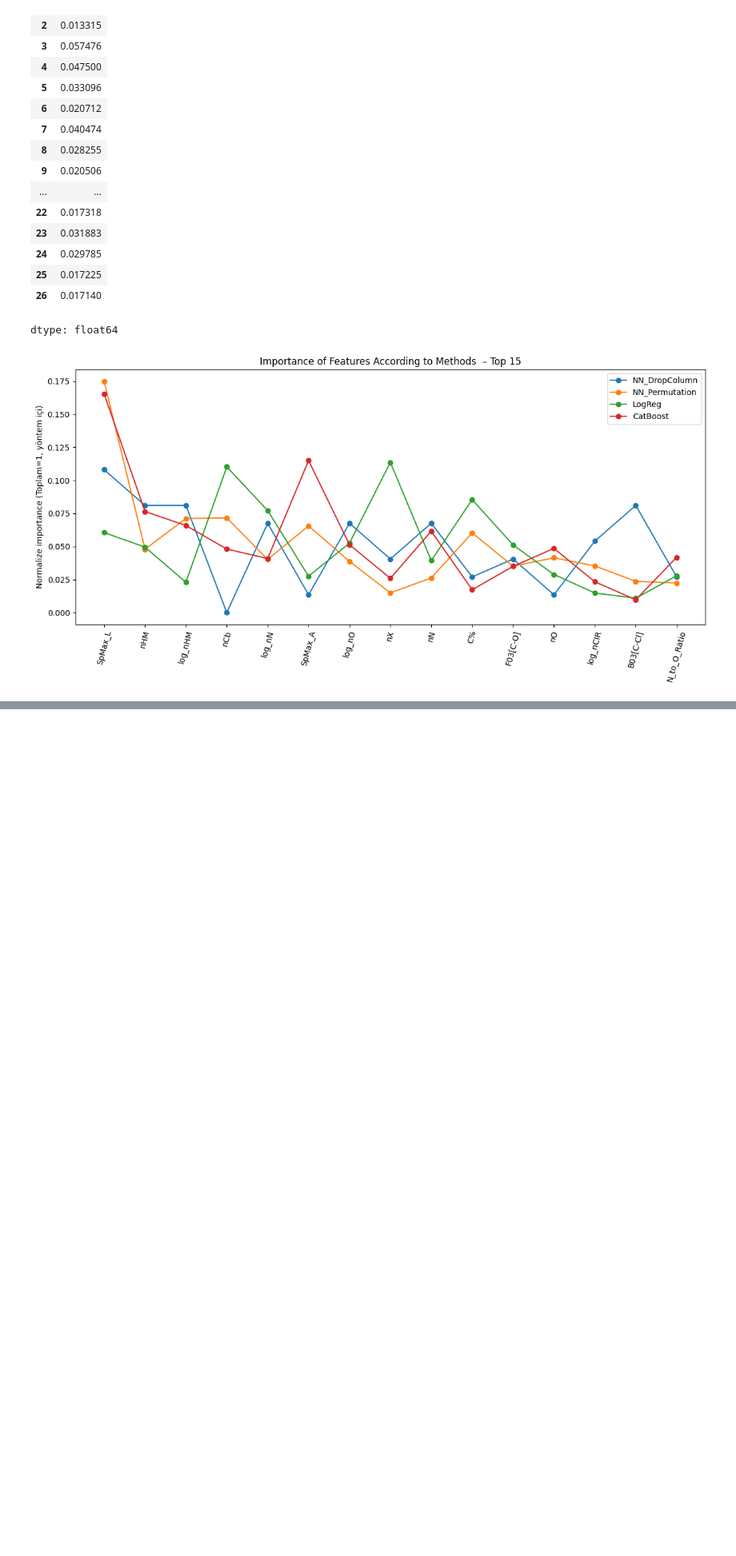
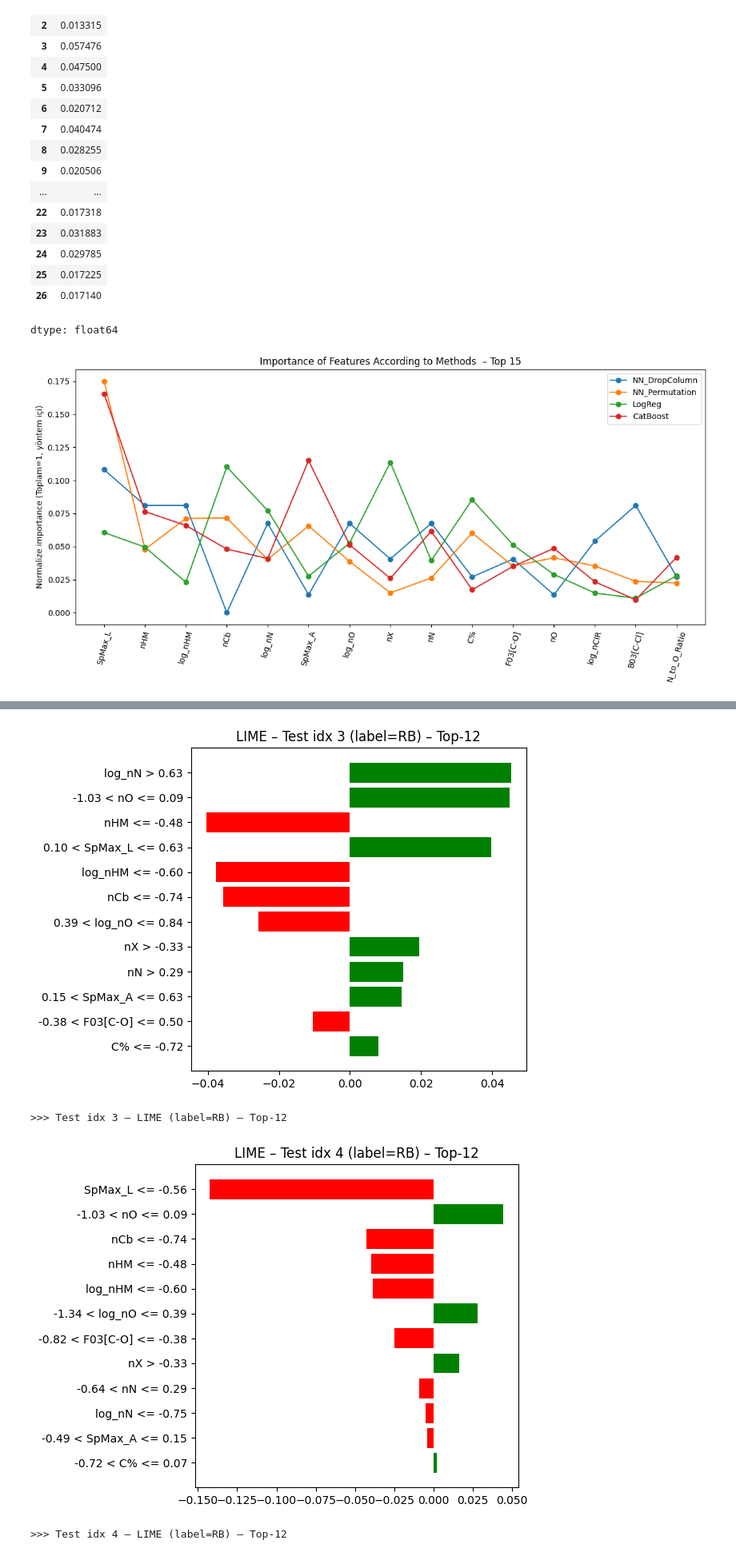
Before and after one commit to fehimecapar/Data-Science-For-Decision-Support, a Jupyter notebook: classification_nn.ipynb, the cells around one changed output, grey strips where cells are left out. Shown at 80% size. Drawn from its saved outputs; the diff is of its cells as text; code cells hidden in the pictures; blank space fills up the shorter version.

```diff
--- a/classification_nn.ipynb
+++ b/classification_nn.ipynb
@@ -1314,0 +1267,37 @@ for pos in TEST_POSITIONS:
+# %%
+
+# ============================================================
+# Task-3 (Classification) – LIME (tek split, gözlem 4 ve 5)
+# - Task-1 split + en iyi NN (varsa) kullanır, yoksa bootstrap yapar.
+# - Task-2 CSV'den top-K özellik alınır; LIME bar'ı netleşir.
+# ============================================================
+for pos in TEST_POSITIONS:
+    if pos >= len(X_test_s):
+        print(f"[Warm] Test setinde {pos}. pozisyon yok. Boyut: {len(X_test_s)}")
+        continue
+
+    x0 = X_test_s.iloc[pos:pos+1, :]
+    exp = explainer.explain_instance(
+      data_row=x0.values[0],
+      predict_fn=predict_proba_fn,
+      num_features=min(TOP_K, X_train_s.shape[1]),
+      top_labels=2
+      )
+
+    labels_available = exp.available_labels()
+    label_for_plot = 1 if 1 in labels_available else labels_available[0]
+
+    fig = exp.as_pyplot_figure(label=label_for_plot)
+    plt.title(f"LIME – Test idx {pos} (label={class_names[label_for_plot]}) – Top-{TOP_K}")
+    plt.tight_layout()
+    plt.show()
+
+    # Konsola imzalı ağırlıklar
+    items = exp.as_list(label=label_for_plot)
+    s = pd.Series({k: v for k, v in items})
+    print(f"\n>>> Test idx {pos} – LIME (label={class_names[label_for_plot]}) – Top-{TOP_K}")
+# %% [output]
+[figure, added]
+>>> Test idx 3 – LIME (label=RB) – Top-12
+[figure, added]
+>>> Test idx 4 – LIME (label=RB) – Top-12
```
Also changed, not shown: parts of 32 cells of this notebook.
